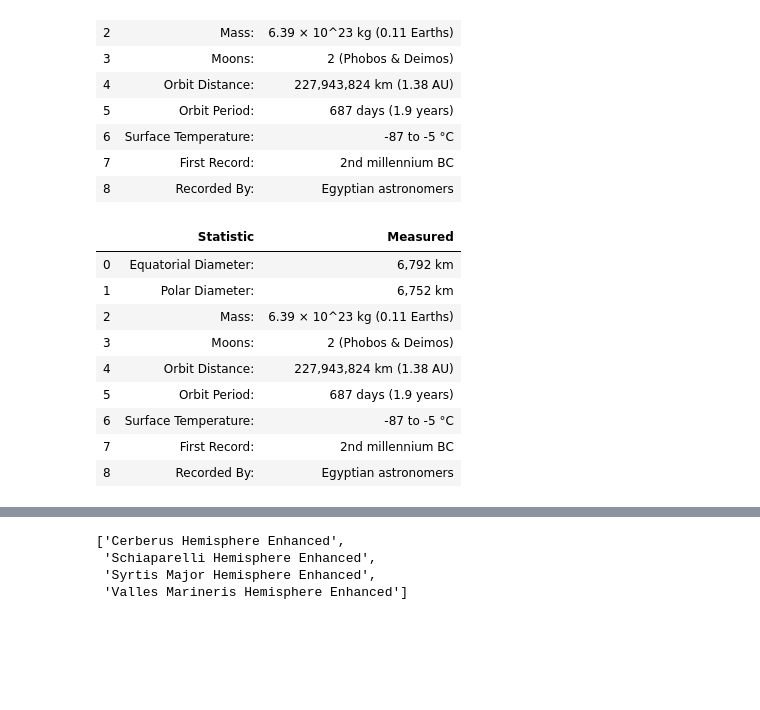
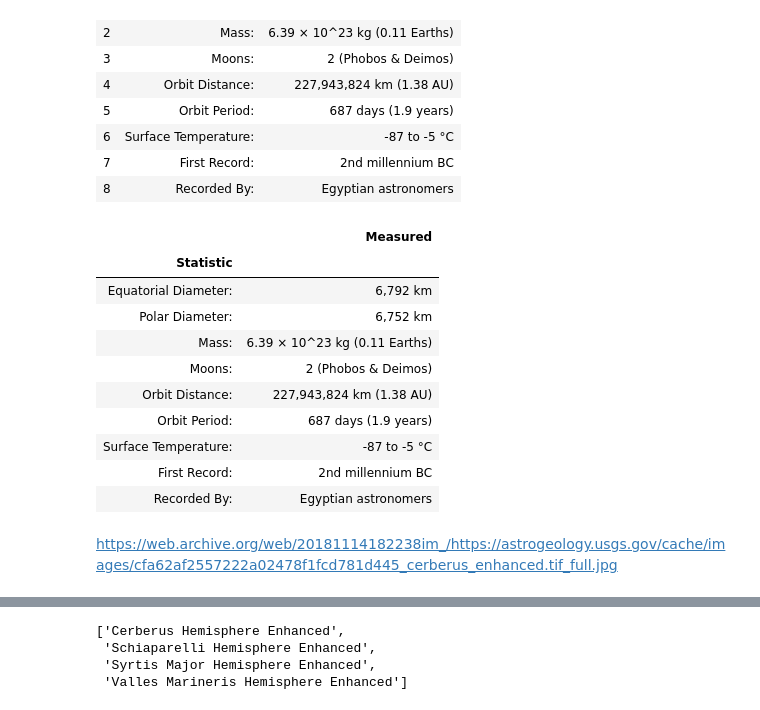
Before and after one commit to rockhound03/web-scraping-challenge, a Jupyter notebook: Missions_to_Mars/mission_to_mars.ipynb, the cells around one changed output, grey strips where cells are left out. Cells and saved outputs as stored; diff of their text form; code cells hidden in the pictures; blank space fills up the shorter version.

Commit message:
update html. fix table

```diff
--- a/Missions_to_Mars/mission_to_mars.ipynb
+++ b/Missions_to_Mars/mission_to_mars.ipynb
@@ -118,20 +118,23 @@ fact_df
 | 8 | Recorded By: | Egyptian astronomers |
 # %%
 fact_df.rename(columns = {0:'Statistic',1:'Measured'}, inplace = True)
-fact_df
+fact_df.set_index(['Statistic'])
 # %% [output]
-|  | Statistic | Measured |
-| 0 | Equatorial Diameter: | 6,792 km |
-| 1 | Polar Diameter: | 6,752 km |
-| 2 | Mass: | 6.39 × 10^23 kg (0.11 Earths) |
-| 3 | Moons: | 2 (Phobos & Deimos) |
-| 4 | Orbit Distance: | 227,943,824 km (1.38 AU) |
-| 5 | Orbit Period: | 687 days (1.9 years) |
-| 6 | Surface Temperature: | -87 to -5 °C |
-| 7 | First Record: | 2nd millennium BC |
-| 8 | Recorded By: | Egyptian astronomers |
+|  | Measured |
+| Statistic |  |
+| Equatorial Diameter: | 6,792 km |
+| Polar Diameter: | 6,752 km |
+| Mass: | 6.39 × 10^23 kg (0.11 Earths) |
+| Moons: | 2 (Phobos & Deimos) |
+| Orbit Distance: | 227,943,824 km (1.38 AU) |
+| Orbit Period: | 687 days (1.9 years) |
+| Surface Temperature: | -87 to -5 °C |
+| First Record: | 2nd millennium BC |
+| Recorded By: | Egyptian astronomers |
 # %%
 mars_pic_url = "https://astrogeology.usgs.gov/search/results?q=hemisphere+enhanced&k1=target&v1=Mars"
+# %% [markdown]
+https://web.archive.org/web/20181114182238im_/https://astrogeology.usgs.gov/cache/images/cfa62af2557222a02478f1fcd781d445_cerberus_enhanced.tif_full.jpg
 # %%
 mars_alt_url = "https://web.archive.org/web/20181114171728/https://astrogeology.usgs.gov/search/results?q=hemisphere+enhanced&k1=target&v1=Mars"
 # %%
```
Also changed, not shown: parts of 4 cells of this notebook, 3 other files.
